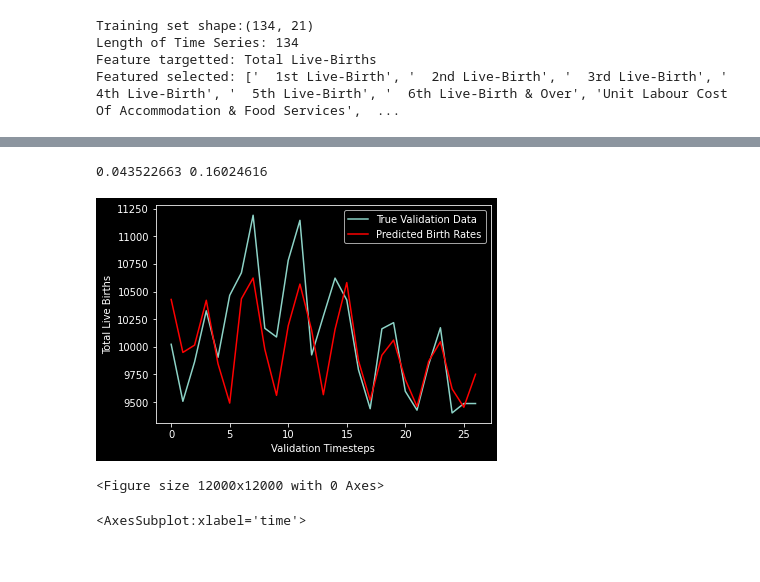
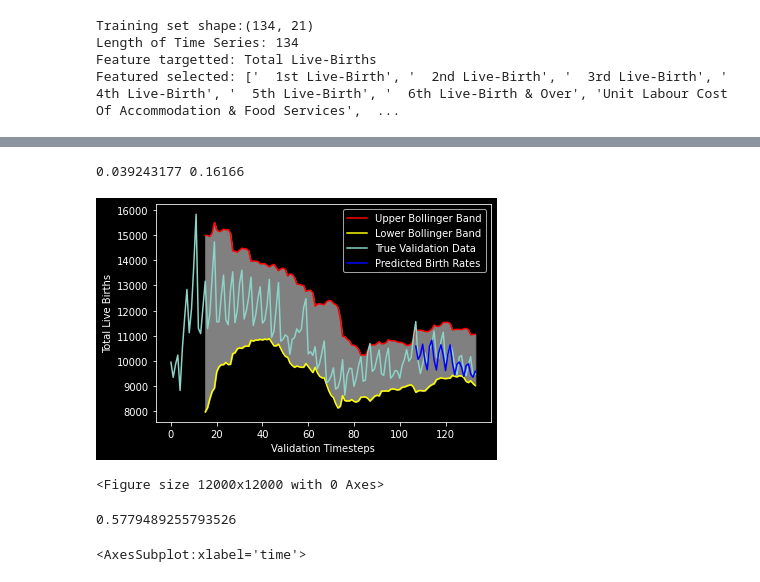
Before and after one commit to KosmonautX/osiris, a Jupyter notebook: TemporalConvBlock.ipynb, the cells around one changed output, grey strips where cells are left out. Saved outputs shown, nothing was run; the diff lists cells and outputs as text; code cells hidden in the pictures.

Commit message:
bollinger bands

```diff
--- a/TemporalConvBlock.ipynb
+++ b/TemporalConvBlock.ipynb
@@ -146,0 +138,7 @@ raw.head()
+# %%
+raw["total"] = raw["Total Live-Births"]
+raw["sd"] = raw["total"].rolling(16).std(ddof=0)
+raw["mean"] = raw["total"].rolling(16).mean()
+raw['bolu'] = raw['mean'] + 2*raw['sd']
+raw['bold'] = raw['mean'] - 2*raw['sd']
+raw.tail(5)
@@ -389,25 +403,62 @@ with torch.no_grad():
 true = np.concatenate(true)
 preds = np.concatenate(preds)
 # %%
-preds = preds
-true = true
+preds_rel = preds
+true_rel = true
+raw.loc[len(raw)-len(preds):len(raw), 'pred'] = preds*(y_test_max-y_test_min+ 1e-9) + y_test_min
+raw.loc[len(raw)-len(preds):len(raw), 'test'] = true*(y_test_max-y_test_min+ 1e-9) + y_test_min
 plt.style.use('dark_background')
-plt.plot(true*(y_test_max-y_test_min+ 1e-9) + y_test_min, label='True Validation Data')
-plt.plot(preds*(y_test_max-y_test_min+ 1e-9) + y_test_min,color="red", label='Predicted Birth Rates')
+plt.plot(raw['bolu'],color="red", label='Upper Bollinger Band')
+plt.plot(raw['bold'],color="yellow", label='Lower Bollinger Band')
+plt.plot(raw['total'].head(), label='True Validation Data')
+plt.plot(raw['pred'],color="blue", label='Predicted Birth Rates')
 plt.xlabel("Validation Timesteps")
 plt.ylabel("Total Live Births")
 plt.legend(loc="upper right")
+plt.fill_between(raw.index,raw['bolu'],raw['bold'], color='gray')
 plt.figure(figsize=(10, 10), dpi=1200)
 mse = mean_squared_error(true, preds)
 mae = mean_absolute_error(true, preds)
+#classification_report(true,preds)
 print(mse, mae)
 # convert to binary classification
 # statistical significance => problem space
 # lagging data=> m
 # %% [output]
-0.043522663 0.16024616
+0.039243177 0.16166
-[figure, old version]
+[figure, new version]
 <Figure size 12000x12000 with 0 Axes>
+# %%
+import numpy as np
+from scipy.stats import norm
+
+#The inputs are two error lists (or array). The outputs are the confidence that these two models have obvious performance discrepancy
+#The lengths of the inputs should match. In addition, the length should be more than 1
+def DM_test(a,b):
+    a=np.array(a)
+    b=np.array(b)
+    a=a.astype(np.float64)
+    b=b.astype(np.float64)
+    if len(a.shape)!=1 or len(b.shape)!=1:
+        raise Exception('The inputs must be two 1D lists or arraries')
+    elif a.shape[0]!=b.shape[0]:
+        raise Exception('The lengths of the two inputs do not match')
+    elif a.shape[0]==1:
+        raise Exception('The length of the input should be more than 1')
+
+    d=a-b
+    d_mean=np.abs(np.mean(d))
+    d_std=np.std(d-d_mean)
+    if d_std==0:
+        DM=1e10
+    else:
+        DM=d_mean/d_std
+    confidence=norm(0,1).cdf(abs(DM))
+    return confidence
+
+DM_test(true_rel, preds_rel)
+# %% [output]
+0.5779489255793526
 # %%
 raw.tail(26).plot(x ="time",y= "Total Live-Births")
 # %% [output]
```
Also changed, not shown: parts of 4 cells of this notebook, 1 other file.
